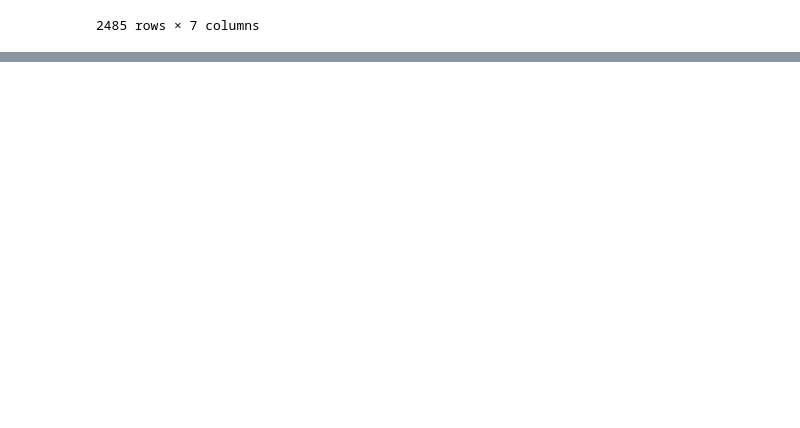
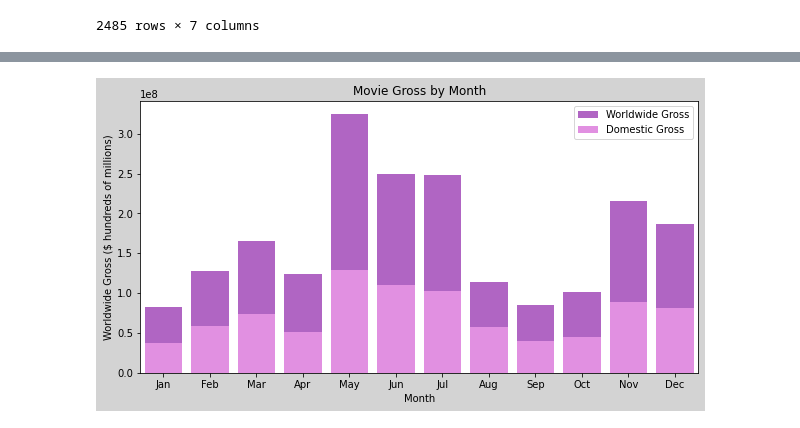
Before and after one commit to kuninethan95/dsc-phase-1-project, a Jupyter notebook: student.ipynb, the cells around one changed output, grey strips where cells are left out. Cells and saved outputs as stored; diff of their text form; code cells hidden in the pictures; blank space fills up the shorter version.

```diff
--- a/student.ipynb
+++ b/student.ipynb
@@ -454,0 +460,16 @@ big_budget_2
+# %%
+import seaborn as sns
+fig, ax = plt.subplots(figsize=(10,5))
+fig.set_facecolor("lightgrey")
+ax = sns.barplot(x='month_num', y="worldwide_gross", data=big_budget_2, color='mediumorchid', ci=None, label='Worldwide Gross')
+ax = sns.barplot(x='month_num', y="domestic_gross", data=big_budget_2, color='violet', ci=None, label= 'Domestic Gross')
+ax.legend()
+ax.set_xlabel('Month', color='black')
+ax.set_ylabel('Worldwide Gross ($ hundreds of millions)')
+ax.set_title('Movie Gross by Month')
+
+t_labels = ['Jan', 'Feb', 'Mar', 'Apr', 'May', 'Jun', 'Jul', 'Aug', 'Sep', 'Oct', 'Nov', 'Dec']
+ax.set_xticklabels(t_labels)
+#fig.savefig("/Users/ethankunin/Documents/movie_month.png")
+# %% [output]
+[figure, added]
```
Also changed, not shown: parts of 29 cells of this notebook.
